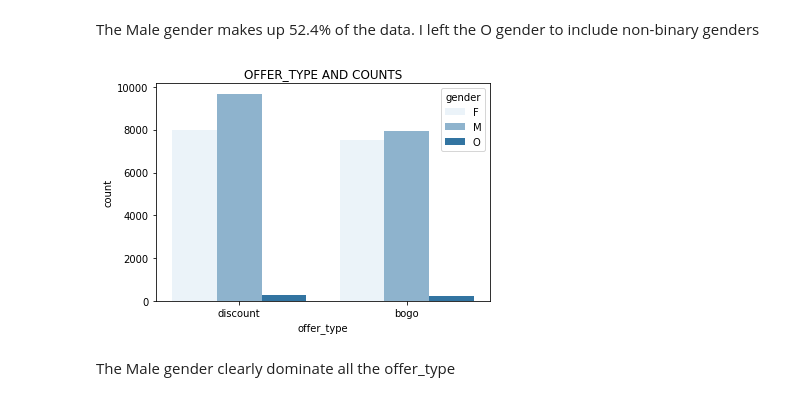
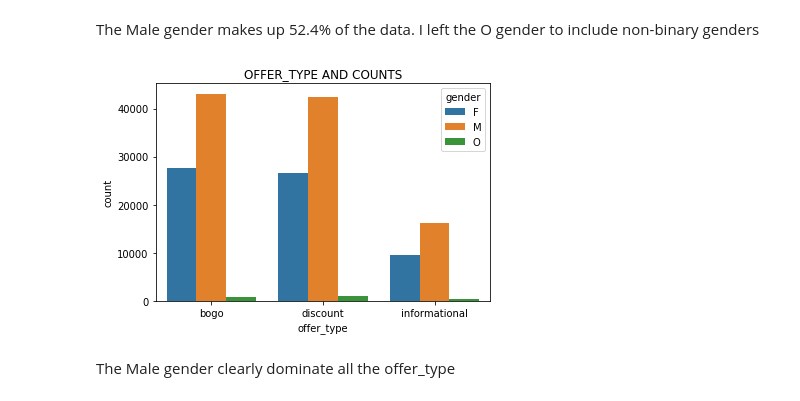
Before and after one commit to richard-madu/STARBUCKS, a Jupyter notebook: Starbucks_Capstone_notebook.ipynb, the cells around one changed output. Saved outputs shown, nothing was run; the diff lists cells and outputs as text; code cells hidden in the pictures.

```diff
--- a/Starbucks_Capstone_notebook.ipynb
+++ b/Starbucks_Capstone_notebook.ipynb
@@ -299,7 +315,7 @@ profile.head(2)
 # %%
 # fill the gender column with the mode gender
 gender_mode = profile['gender'].mode()
-profile['gender'].fillna(value = "M", inplace = True)
+profile['gender'].fillna(value = gender_mode, inplace = True)
 profile.head()
 # %% [output]
 |  | age | became_member_on | gender | id | income |
@@ -368,6 +384,9 @@ transcript.head()
 | 2 | offer received | e2127556f4f64592b11af22de27a7932 | 0 | {'offer id': '2906b810c7d4411798c... | 0 | 1 | 0 | 0 | ... |
 | 3 | offer received | 8ec6ce2a7e7949b1bf142def7d0e0586 | 0 | {'offer id': 'fafdcd668e3743c1bb4... | 0 | 1 | 0 | 0 | ... |
 | 4 | offer received | 68617ca6246f4fbc85e91a2a49552598 | 0 | {'offer id': '4d5c57ea9a6940dd891... | 0 | 1 | 0 | 0 | ... |
+# %%
+#merging the 2 columns ('offer id' and 'offer_id')
+transcript['offer_id'] = transcript.apply(lambda a : a['offer id'] if a['offer_id'] == None else a['offer_id'],axis = 1)
 # %%
 # drop the value and offer id columns
 transcript.drop(['value','offer id'], axis =1, inplace = True)
@@ -405,3 +416,2 @@ df
 # %%
-df_new = pd.merge(df,portfolio)
-df_new
+df_new = pd.merge(df,portfolio, how = 'outer', on = 'offer_id')
@@ -447,3 +462,5 @@ memory usage: 3.7+ MB
+# %%
+df_new.dropna(axis = 0, inplace = True)
 # %% [markdown]
 ## Exploratory Data Analysis
 # %%
@@ -549,10 +566,10 @@ The Male gender makes up 52.4% of the data. I left the O gender to include non-b
 # %%
 # CREATE A COUNT PLOT OF THE OFFER TYPE
 term_order = df_new['offer_type'].value_counts().index
-sns.countplot(data = df_new, x='offer_type',hue='gender', color = base_color, order = term_order)
+sns.countplot(data = df_new, x='offer_type',hue='gender', order = term_order)
 plt.title('OFFER_TYPE AND COUNTS');
 # %% [output]
-[figure, old version]
+[figure, new version]
 # %% [markdown]
 The Male gender clearly dominate all the offer_type
 # %% [markdown]
```
Also changed, not shown: parts of 45 cells of this notebook, 1 other file.
